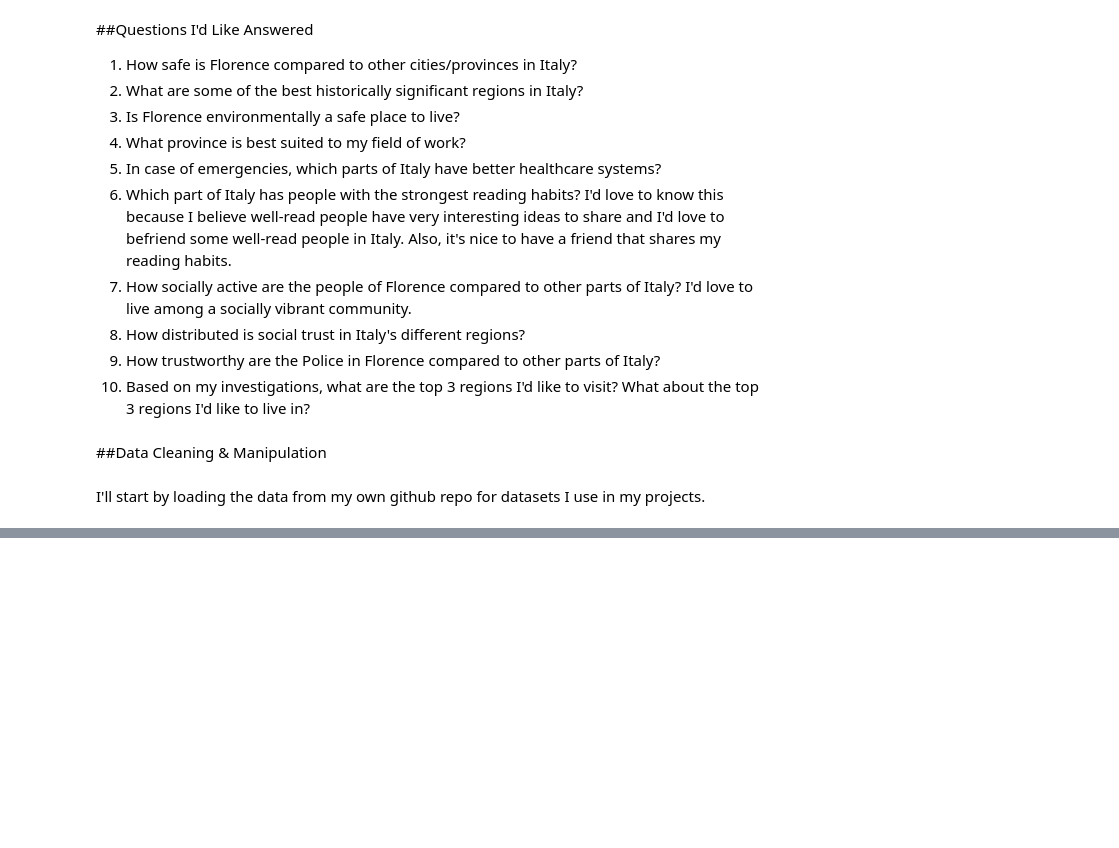
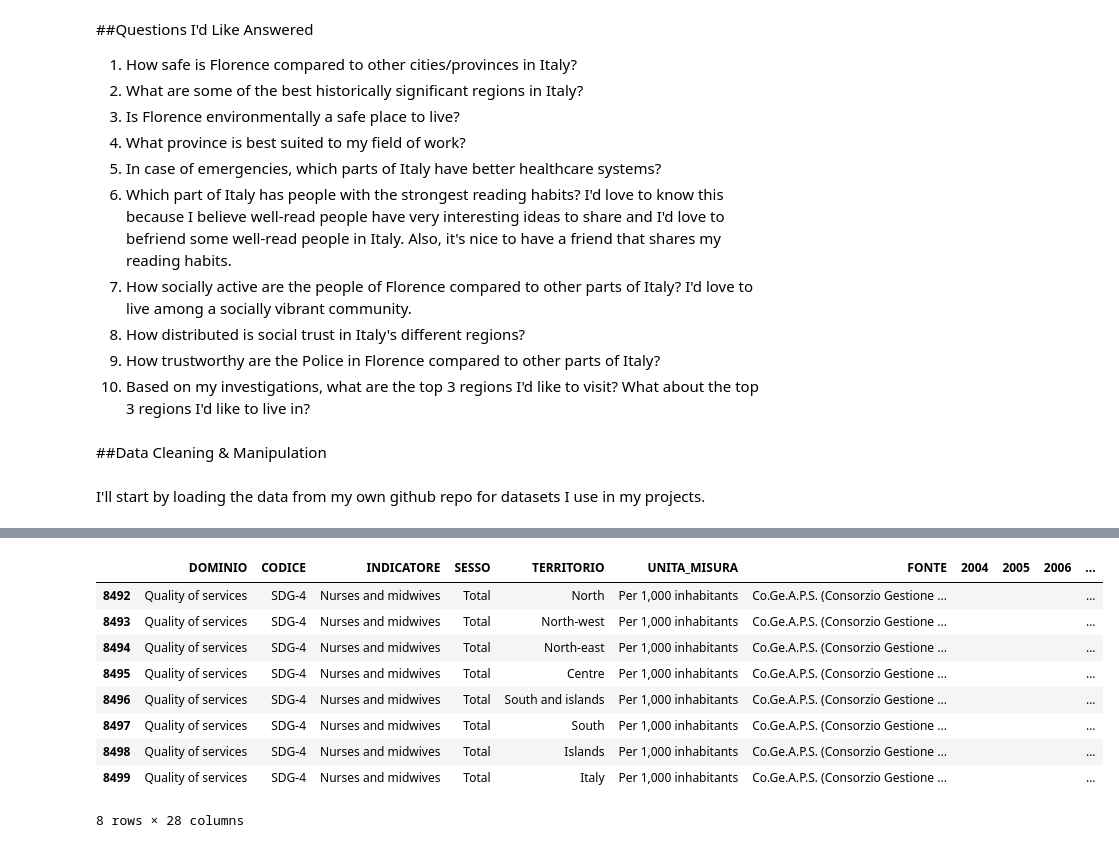
Before and after one commit to EphiWalker/Italy_BES, a Jupyter notebook: italy_bes.ipynb, the cells around one changed output, grey strips where cells are left out. Drawn from its saved outputs; the diff is of its cells as text; code cells hidden in the pictures; blank space fills up the shorter version.

```diff
--- a/italy_bes.ipynb
+++ b/italy_bes.ipynb
@@ -39,0 +72,13 @@ italy_bes = pd.read_excel('https://github.com/EphiWalker/datasets/raw/main/Indic
+# %%
+italy_bes.tail(8) #sample the last 8 rows
+# %% [output]
+|  | DOMINIO | CODICE | INDICATORE | SESSO | TERRITORIO | UNITA_MISURA | FONTE | 2004 | 2005 | 2006 | ... |
+| 8492 | Quality of services | SDG-4 | Nurses and midwives | Total | North | Per 1,000 inhabitants | Co.Ge.A.P.S. (Consorzio Gestione ... |  |  |  | ... |
+| 8493 | Quality of services | SDG-4 | Nurses and midwives | Total | North-west | Per 1,000 inhabitants | Co.Ge.A.P.S. (Consorzio Gestione ... |  |  |  | ... |
+| 8494 | Quality of services | SDG-4 | Nurses and midwives | Total | North-east | Per 1,000 inhabitants | Co.Ge.A.P.S. (Consorzio Gestione ... |  |  |  | ... |
+| 8495 | Quality of services | SDG-4 | Nurses and midwives | Total | Centre | Per 1,000 inhabitants | Co.Ge.A.P.S. (Consorzio Gestione ... |  |  |  | ... |
+| 8496 | Quality of services | SDG-4 | Nurses and midwives | Total | South and islands | Per 1,000 inhabitants | Co.Ge.A.P.S. (Consorzio Gestione ... |  |  |  | ... |
+| 8497 | Quality of services | SDG-4 | Nurses and midwives | Total | South | Per 1,000 inhabitants | Co.Ge.A.P.S. (Consorzio Gestione ... |  |  |  | ... |
+| 8498 | Quality of services | SDG-4 | Nurses and midwives | Total | Islands | Per 1,000 inhabitants | Co.Ge.A.P.S. (Consorzio Gestione ... |  |  |  | ... |
+| 8499 | Quality of services | SDG-4 | Nurses and midwives | Total | Italy | Per 1,000 inhabitants | Co.Ge.A.P.S. (Consorzio Gestione ... |  |  |  | ... |
+8 rows × 28 columns
```
Also changed, not shown: parts of 3 cells of this notebook.
